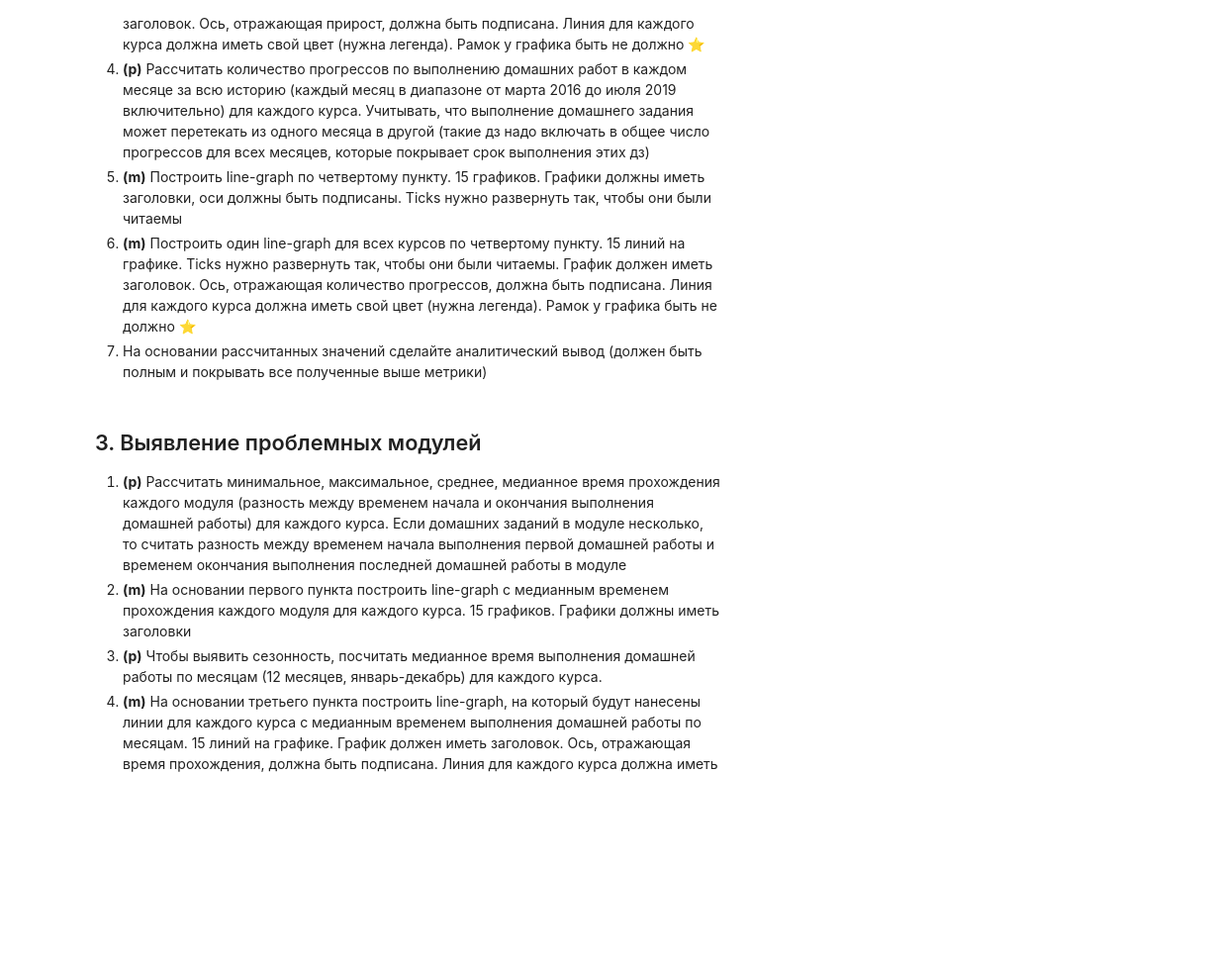
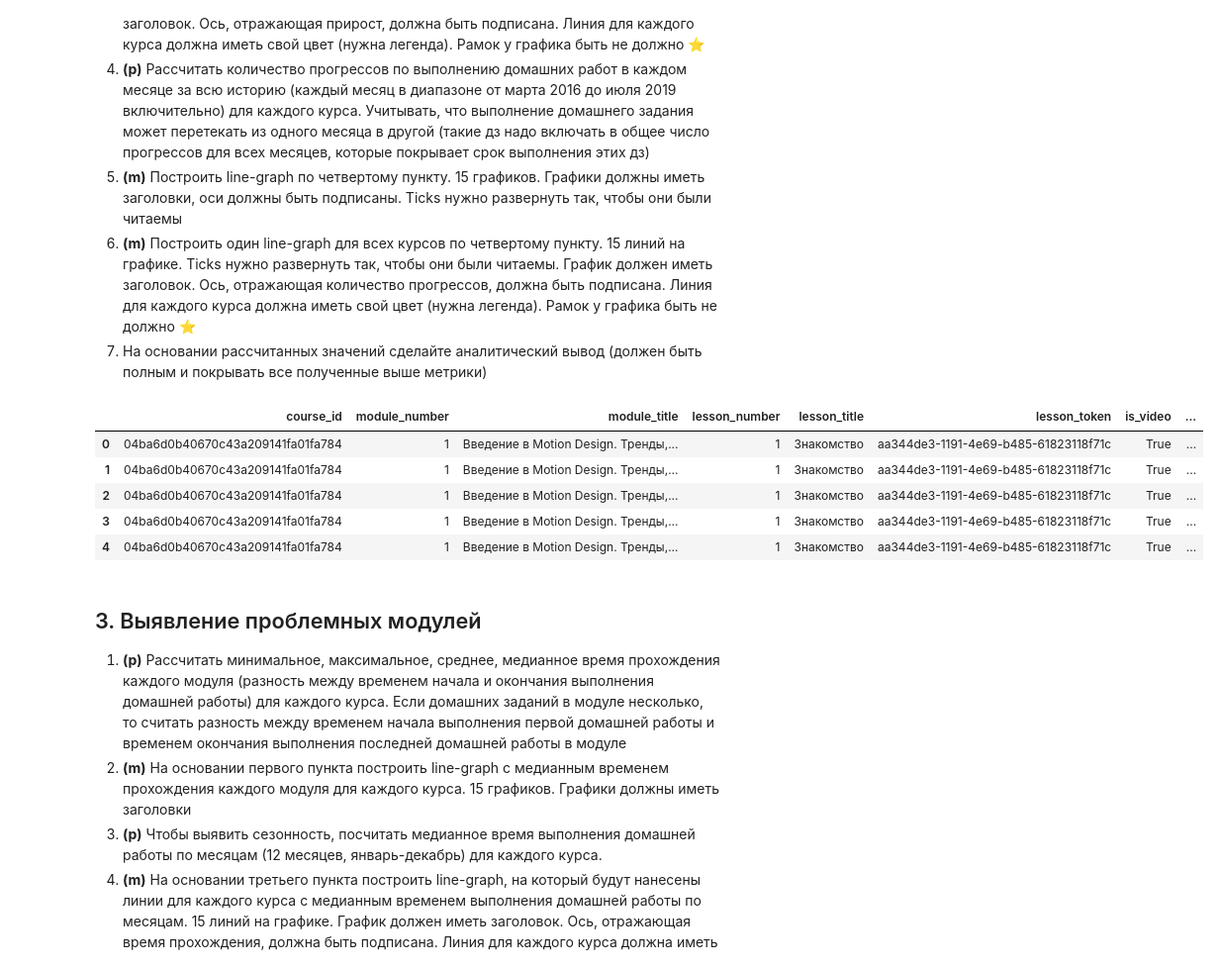
Before and after one commit to vegorovmsk/skillbox_ds_analytics_project_1, a Jupyter notebook: Coursework_analytics_1.ipynb, the cells around one changed output. Shown: that part at 99% size. Drawn from its saved outputs; the diff is of its cells as text; code cells hidden in the pictures; blank space fills up the shorter version.

```diff
--- a/Coursework_analytics_1.ipynb
+++ b/Coursework_analytics_1.ipynb
@@ -554,0 +580,9 @@ plt.show()
+# %%
+data_df.head()
+# %% [output]
+|  | course_id | module_number | module_title | lesson_number | lesson_title | lesson_token | is_video | ... |
+| 0 | 04ba6d0b40670c43a209141fa01fa784 | 1 | Введение в Motion Design. Тренды,... | 1 | Знакомство | aa344de3-1191-4e69-b485-61823118f71c | True | ... |
+| 1 | 04ba6d0b40670c43a209141fa01fa784 | 1 | Введение в Motion Design. Тренды,... | 1 | Знакомство | aa344de3-1191-4e69-b485-61823118f71c | True | ... |
+| 2 | 04ba6d0b40670c43a209141fa01fa784 | 1 | Введение в Motion Design. Тренды,... | 1 | Знакомство | aa344de3-1191-4e69-b485-61823118f71c | True | ... |
+| 3 | 04ba6d0b40670c43a209141fa01fa784 | 1 | Введение в Motion Design. Тренды,... | 1 | Знакомство | aa344de3-1191-4e69-b485-61823118f71c | True | ... |
+| 4 | 04ba6d0b40670c43a209141fa01fa784 | 1 | Введение в Motion Design. Тренды,... | 1 | Знакомство | aa344de3-1191-4e69-b485-61823118f71c | True | ... |
```
Also changed, not shown: parts of 18 cells of this notebook.
